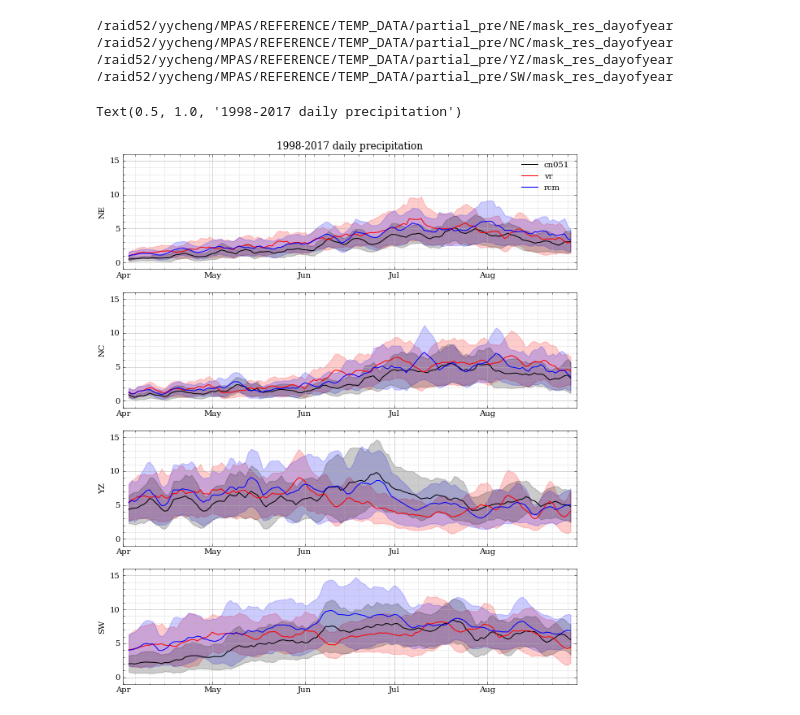
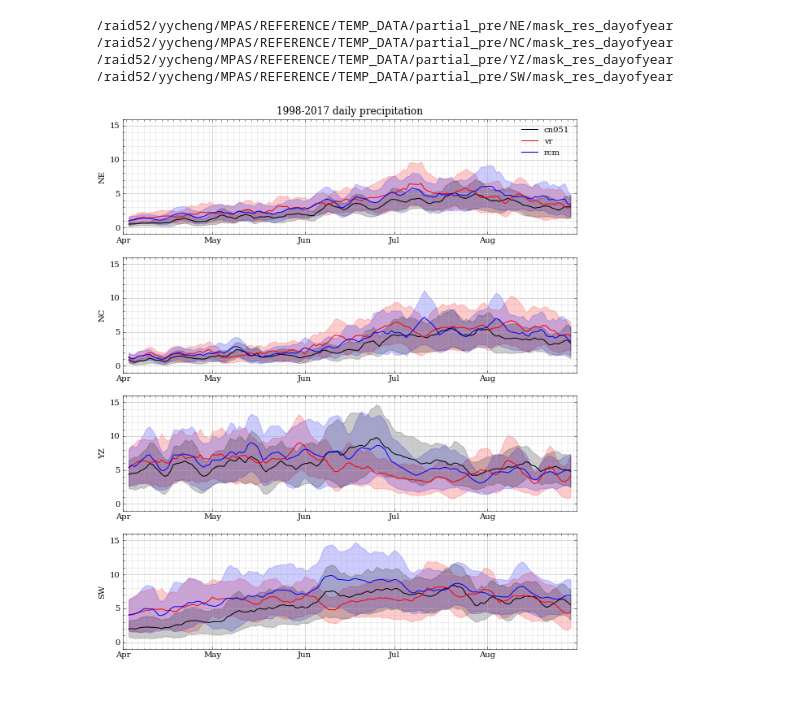
Before and after one commit to dozerlcl/MPAS_case_study, a Jupyter notebook: 92-25km_vr_rcm_postprocess/visualization/check_obs/check_cn051/pre/time_series_partial/precip_timemean_all_partial.ipynb, the cells around one changed output. Saved outputs shown, nothing was run; the diff lists cells and outputs as text; code cells hidden in the pictures.

```diff
--- a/92-25km_vr_rcm_postprocess/visualization/check_obs/check_cn051/pre/time_series_partial/precip_timemean_all_partial.ipynb
+++ b/92-25km_vr_rcm_postprocess/visualization/check_obs/check_cn051/pre/time_series_partial/precip_timemean_all_partial.ipynb
@@ -82,34 +82,33 @@ for i in partial_list:
 
     # fig, ax = plt.subplots()
     # ax.plot_date(idx.to_pydatetime(), 'v-')
     ax[inum] = plot_pd.plot(figsize=(10,12),style=['-k','-r','-b'],ax = ax[inum])
-    ax[inum].xaxis.set_minor_locator(dates.DayLocator(interval=5))
     # ax.xaxis.set_minor_formatter(dates.DateFormatter('%d\n%a'))
     ax[inum].fill_between(plot_pd.index, plot_pd['vr'].values+std_pd['vr'].values, plot_pd['vr'].values-std_pd['vr'].values, color = 'r', alpha = 0.2)
     ax[inum].fill_between(plot_pd.index, plot_pd['rcm'].values+std_pd['rcm'].values, plot_pd['rcm'].values-std_pd['rcm'].values, color = 'b', alpha = 0.2)
     ax[inum].fill_between(plot_pd.index, plot_pd['cn051'].values+std_pd['cn051'].values, plot_pd['cn051'].values-std_pd['cn051'].values, color = 'k', alpha = 0.2)
     # ax[inum].set_xlim([xmin,xmax])
     ax[inum].xaxis.grid(True, which="minor", linestyle = ":")
     ax[inum].xaxis.grid(True, which="major", linestyle = "-")
     ax[inum].yaxis.grid(True, which="minor", linestyle = ":")
     ax[inum].yaxis.grid(True, which="major", linestyle = "-")
 
     ax[inum].yaxis.set_major_locator(MultipleLocator(5.))
     ax[inum].yaxis.set_major_formatter(FormatStrFormatter('%1.f'))
     ax[inum].yaxis.set_minor_locator(MultipleLocator(1.))
 
     ax[inum].set_ylim([ymin,ymax])
     ax[inum].set_ylabel(i)
     ax[inum].get_legend().remove()
     ax[inum].xaxis.set_major_locator(dates.MonthLocator())
     ax[inum].xaxis.set_major_formatter(dates.DateFormatter('%b'))
+    ax[inum].xaxis.set_minor_locator(dates.DayLocator(interval=2))
     inum = inum + 1
 
 ax[0].legend()
 ax[0].set_title("1998-2017 daily precipitation")
 # 背景设置为白色，否则会成为透明，png格式下
 # fig.patch.set_facecolor('white')
-# plt.savefig("./output_pic/series_dayofyear.png", dpi = 300)
+plt.savefig("./output_pic/98-17_pre_series_dayofyear.png", dpi = 300)
 # %% [output]
-Text(0.5, 1.0, '1998-2017 daily precipitation')
-[figure, old version]
+[figure, new version]
```
Also changed, not shown: 22 other files.
